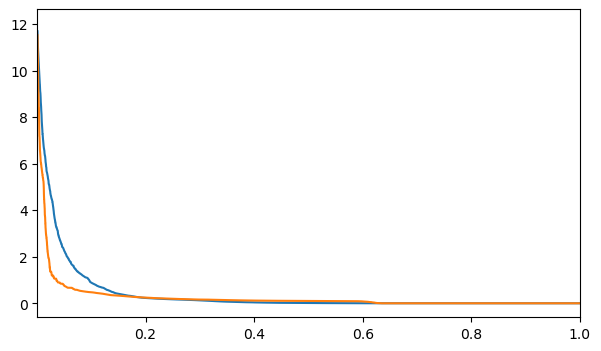
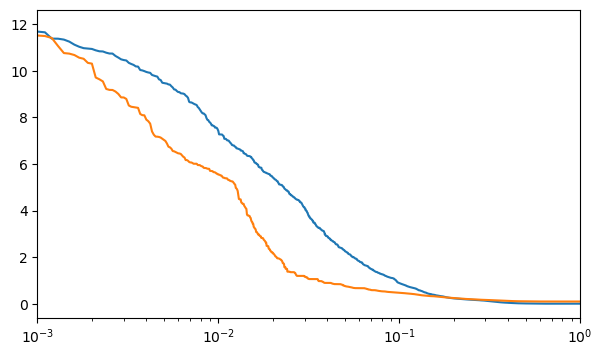
The notebook cell's code change between the first figure and the second:
--- before
+++ after
@@ -8,3 +8,3 @@
 ax.plot(x, adapted_series)
 ax.set_xlim(0.001, 1)
-# ax.set_xscale("log")
+ax.set_xscale("log")

Commit: notebook update